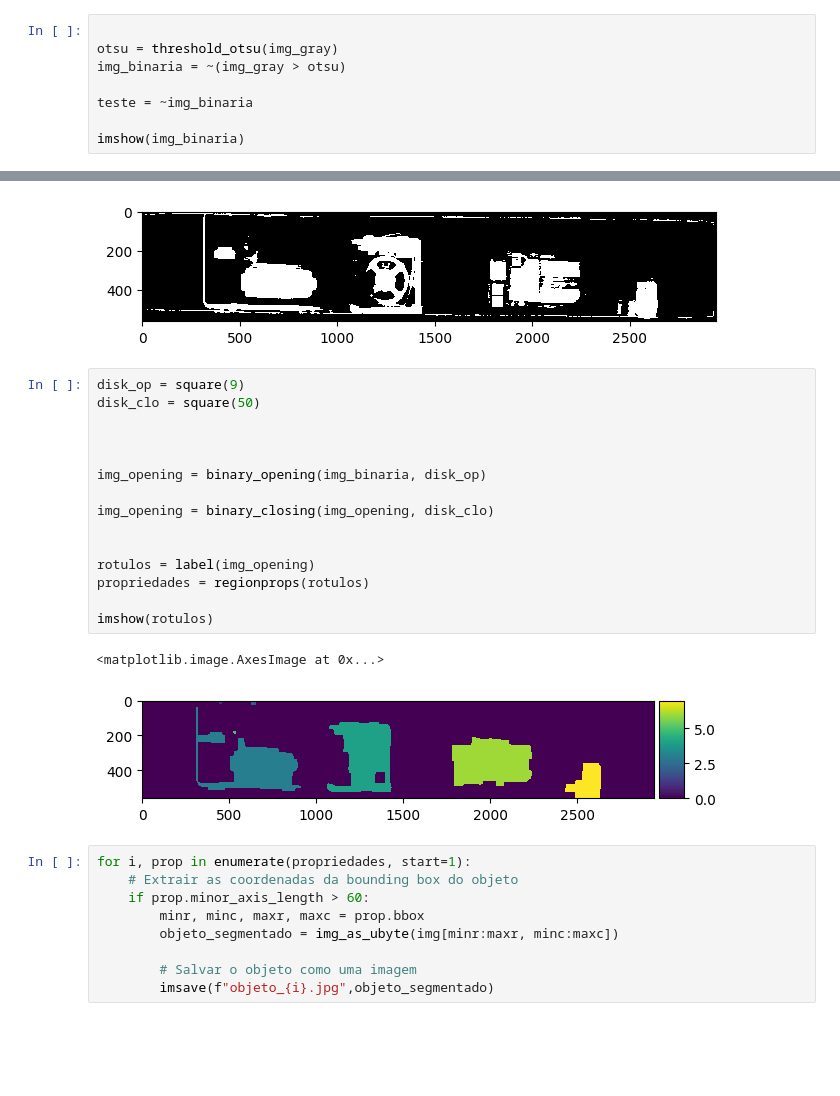
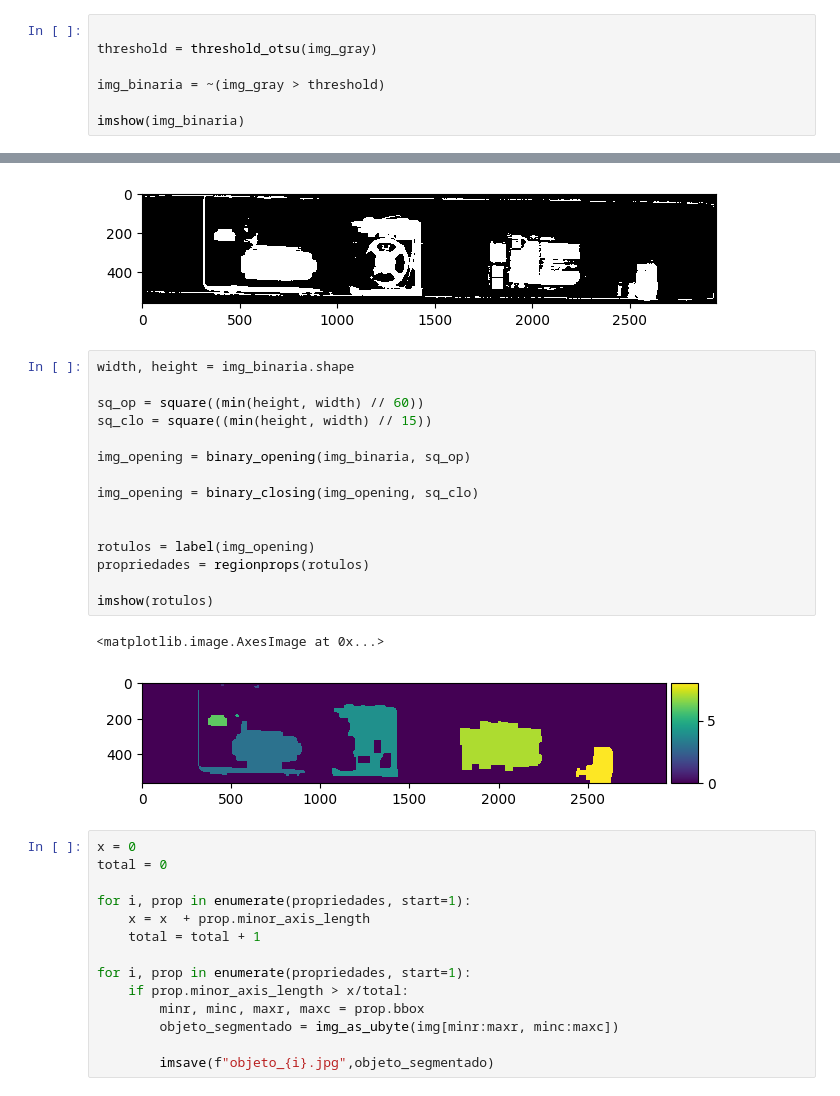
Before and after one commit to alnnu/projetosPDI, a Jupyter notebook: segmentation.ipynb, the cells around one changed output, grey strips where cells are left out. Cells and saved outputs as stored; diff of their text form; blank space fills up the shorter version.

```diff
--- a/segmentation.ipynb
+++ b/segmentation.ipynb
@@ -22,39 +22,43 @@ imshow(img_gray)
 [figure]
 # %%
 
-otsu = threshold_otsu(img_gray)
-img_binaria = ~(img_gray > otsu)
+threshold = threshold_otsu(img_gray)
 
-teste = ~img_binaria
+img_binaria = ~(img_gray > threshold)
 
 imshow(img_binaria)
 # %% [output]
 <matplotlib.image.AxesImage at 0x...>
 [figure]
 # %%
-disk_op = square(9)
-disk_clo = square(50)
+width, height = img_binaria.shape
 
+sq_op = square((min(height, width) // 60))
+sq_clo = square((min(height, width) // 15))
 
+img_opening = binary_opening(img_binaria, sq_op)
 
-img_opening = binary_opening(img_binaria, disk_op)
-
-img_opening = binary_closing(img_opening, disk_clo)
+img_opening = binary_closing(img_opening, sq_clo)
 
 
 rotulos = label(img_opening)
 propriedades = regionprops(rotulos)
 
 imshow(rotulos)
 # %% [output]
 <matplotlib.image.AxesImage at 0x...>
-[figure, old version]
+[figure, new version]
 # %%
+x = 0
+total = 0
+
 for i, prop in enumerate(propriedades, start=1):
-    # Extrair as coordenadas da bounding box do objeto
-    if prop.minor_axis_length > 60:
+    x = x  + prop.minor_axis_length
+    total = total + 1
+
+for i, prop in enumerate(propriedades, start=1):
+    if prop.minor_axis_length > x/total:
         minr, minc, maxr, maxc = prop.bbox
         objeto_segmentado = img_as_ubyte(img[minr:maxr, minc:maxc])
 
-        # Salvar o objeto como uma imagem
         imsave(f"objeto_{i}.jpg",objeto_segmentado)
```
Also changed, not shown: 5 other files.
